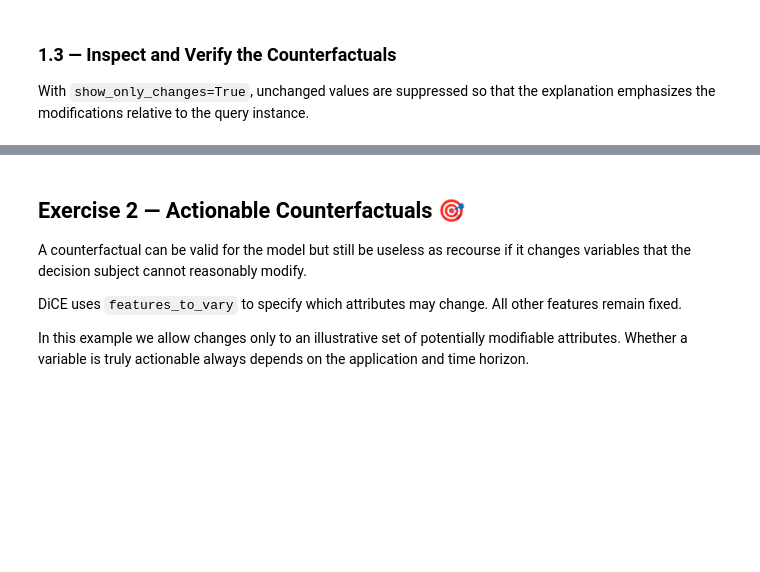
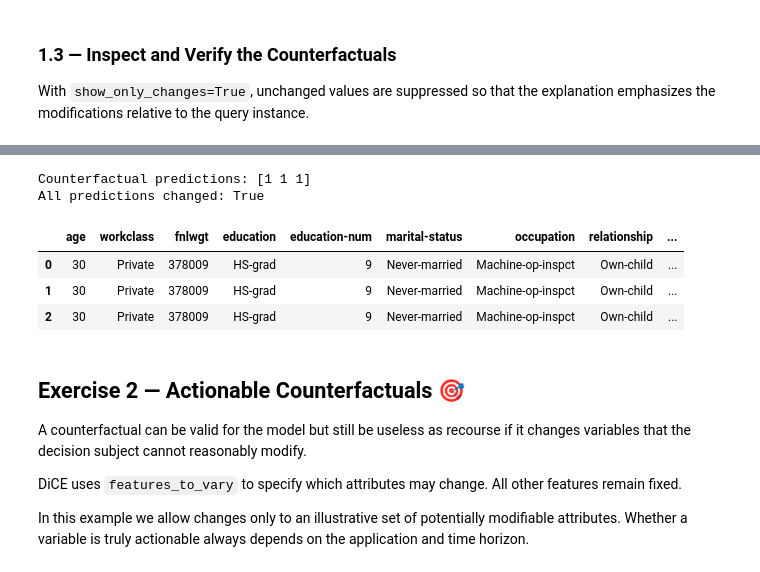
Before and after one commit to Arthvrr/Explanaible-AI-Labs, a Jupyter notebook: Lab 3/Lab3b_Counterfactuals.ipynb, the cells around one changed output, grey strips where cells are left out. Cells and saved outputs as stored; diff of their text form; code cells hidden in the pictures; blank space fills up the shorter version.

```diff
--- a/Lab 3/Lab3b_Counterfactuals.ipynb
+++ b/Lab 3/Lab3b_Counterfactuals.ipynb
@@ -229,6 +266,12 @@ We start with one observation from the test set and ask DiCE to generate alterna
 #### START CODE HERE (~7 lines) ####
 # TODO: generate 3 counterfactuals for query_instance using
 # desired_class='opposite', verbose=False, and random_seed=7.
-
+dice_exp = dice_alg.generate_counterfactuals(
+    query_instance,
+    total_CFs=3, #nombre de counterfactuals voulus
+    desired_class='opposite',
+    verbose=True,
+    random_seed=42
+)
 
 #### END CODE HERE ####
@@ -241,13 +295,26 @@ dice_exp.visualize_as_dataframe(show_only_changes=True)
 # %%
 #### START CODE HERE (~6 lines) ####
 # TODO:
 # 1. Extract final_cfs_df from the first CounterfactualExamples object.
 # 2. Predict the generated counterfactuals using the original attributes.
 # 3. Check whether all predictions differ from original_prediction.
 # 4. Display the counterfactual DataFrame.
+counterfactuals_df = dice_exp.cf_examples_list[0].final_cfs_df.copy()
+cf_predictions = clf.predict(counterfactuals_df[attributes]) #prédire les classes des counterfals
+
+print('Counterfactual predictions:', cf_predictions)
+print('All predictions changed:', np.all(cf_predictions != original_prediction)) #vérifie si toutes les prédictions ont bien changées --> Valide
+counterfactuals_df
 
 
 #### END CODE HERE ####
+# %% [output]
+Counterfactual predictions: [1 1 1]
+All predictions changed: True
+|  | age | workclass | fnlwgt | education | education-num | marital-status | occupation | relationship | ... |
+| 0 | 30 | Private | 378009 | HS-grad | 9 | Never-married | Machine-op-inspct | Own-child | ... |
+| 1 | 30 | Private | 378009 | HS-grad | 9 | Never-married | Machine-op-inspct | Own-child | ... |
+| 2 | 30 | Private | 378009 | HS-grad | 9 | Never-married | Machine-op-inspct | Own-child | ... |
 # %% [markdown]
 ## Exercise 2 — Actionable Counterfactuals 🎯
 
```
Also changed, not shown: parts of 12 cells of this notebook.
